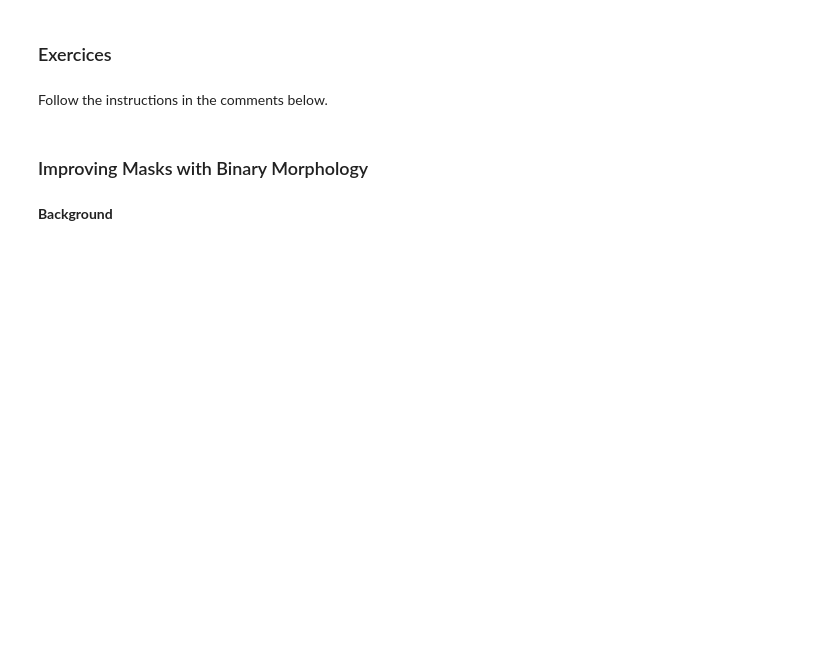
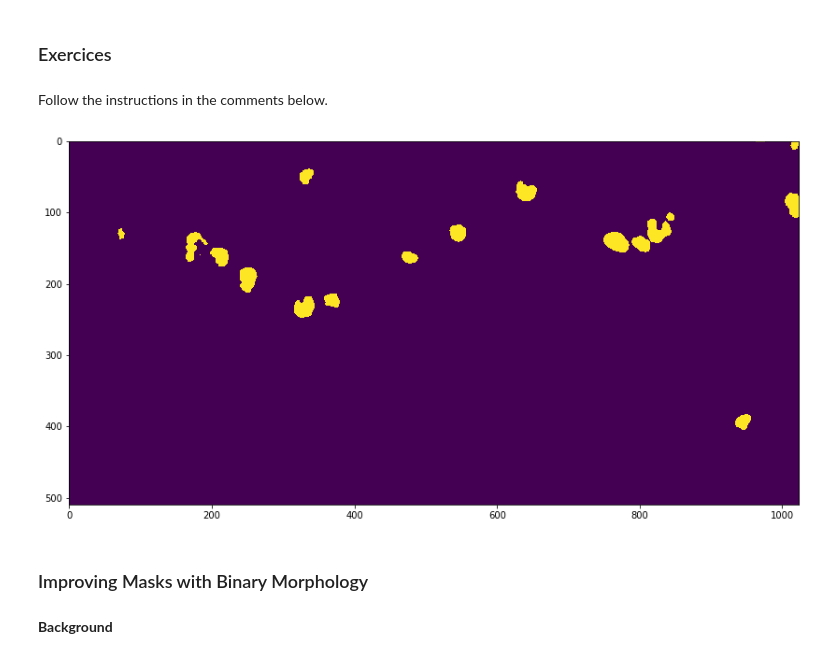
Before and after one commit to volker-baecker/jupyter-workshop-mifobio-2018, a Jupyter notebook: exercices/tuto_image_analysis_pipeline.ipynb, the cells around one changed output. Cells and saved outputs as stored; diff of their text form; code cells hidden in the pictures; blank space fills up the shorter version.

```diff
--- a/exercices/tuto_image_analysis_pipeline.ipynb
+++ b/exercices/tuto_image_analysis_pipeline.ipynb
@@ -181,14 +181,27 @@ or by maximizing the combined inter-class variance.
 # %% [markdown]
 Follow the instructions in the comments below.
 # %%
-#(i) Threshold the median-smoothed original image using the otsu method to obtain the nuclei mask. You find the
+#(i) Threshold the median-smoothed original image using the otsu method to obtain the nuclei mask. You find
 # an implementation of the Otsu-threshold in the module skimage.filters under the name threshold_otsu.
 # In the original image, set pixels with values higher than the threshold to 1 and pixels with values lower or equal to
-# the threshold to 0. You can use a "relational operator" to do this, since numpy arrays will automatically perform element-wise
-# comparisons when compared to other arrays of the same shape.
+# the threshold to 0. You can use a "relational operator" to do this, since numpy arrays will automatically perform
+# element-wise comparisons when compared to other arrays of the same shape.
 
+# First create a an array of the same size as the input image containing zeros everywhere, then use the relational operator to set values above the threshold
+# to one. For example for two arrays a and b of the same shape, running a[b>8]=1 , will set all values in a to one where
+# the values in b are bigger then 8.
+
+from skimage.filters import threshold_otsu
+threshold = threshold_otsu(smoothed_image)
+mask = numpy.zeros(smoothed_image.shape, dtype = bool)
+mask[smoothed_image>threshold] = 1
 
 # (ii) Visualize the result using plt.imshow and plt.show
+plt.figure(figsize=[14, 14])
+plt.imshow(mask)
+plt.show()
+# %% [output]
+[figure, added]
 # %% [markdown]
 ### Improving Masks with Binary Morphology
 # %% [markdown]
```
Also changed, not shown: parts of 3 cells of this notebook.
